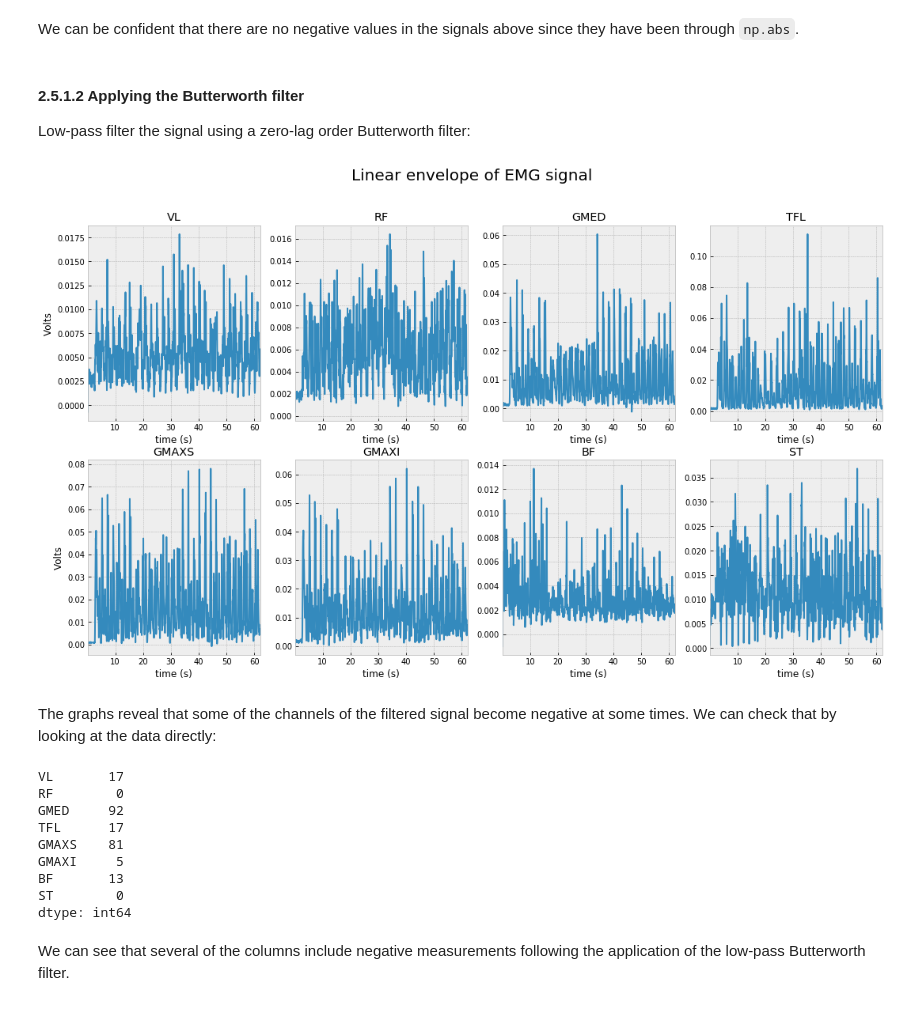
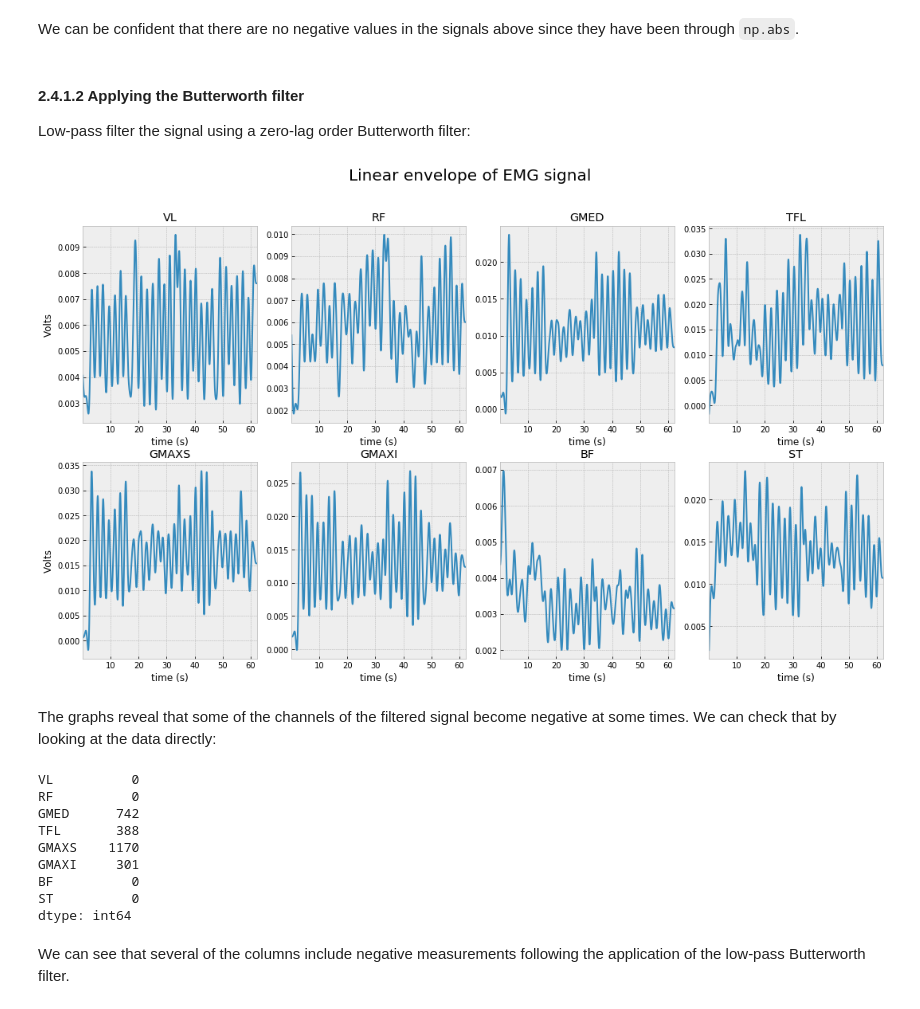
Before and after one commit to elvis-sik/muscle_synergies, a Jupyter notebook: examples/2. Extracting muscle synergies.ipynb, the cells around one changed output. Saved outputs shown, nothing was run; the diff lists cells and outputs as text; code cells hidden in the pictures.

```diff
--- a/examples/2. Extracting muscle synergies.ipynb
+++ b/examples/2. Extracting muscle synergies.ipynb
@@ -52,14 +52,0 @@ We first write a function we will use throughout the notebook to plot the time-d
-# %%
-def plot_emg_signal(emg_df, title, xlabel='time (s)', ylabel='Volts', xticks_off=False):
-    """Plot EMG DataFrame with 8 columns."""
-    fig, axs = plt.subplots(2, 4, figsize=(18, 10))
-    for (ax, col) in zip(axs.flat, emg_df.columns):
-        emg_df[col].plot(ax=ax)
-        ax.set_title(col)
-        if xticks_off:
-            ax.set_xticks([], [])
-        ax.set(xlabel=xlabel)
-    fig.suptitle(title, fontsize=20)
-    axs[0, 0].set_ylabel(ylabel)
-    axs[1, 0].set_ylabel(ylabel)
-    plt.show()
@@ -108,21 +70,0 @@ Before applying any filter, we implement a generic Butterworth-filter that we ca
-# %%
-def butterworth_filter(data, critical_freqs, sampling_freq, order,
-                       filter_type='lowpass', zero_lag=True):
-    """Apply Butterworth filter to the data."""
-    filter_coeffs = _filter_coeffs(order, sampling_freq, critical_freqs, filter_type)
-
-    if zero_lag:
-        filt_func = signal.sosfiltfilt
-    else:
-        filt_func = signal.sosfilt
-
-    return filt_func(filter_coeffs, data, axis=0)
-
-
-def _filter_coeffs(order: int,
-                   sampling_freq: int,
-                   critical_freqs,
-                   filter_type='lowpass'):
-    """Determine Butterworth filter coefficients."""
-    return signal.butter(order, critical_freqs,
-                         btype=filter_type, output='sos', fs=sampling_freq)
@@ -150,6 +81,6 @@ To find the linear envelope, rectify then low-pass filter the signal.
 
 Rectify each of the channels of the electromyogram:
 # %%
-rectified_df = np.abs(bandpass_filtered_df)
+rectified_df = np.abs(emg_df)
 plot_emg_signal(rectified_df, 'Rectified EMG signal')
 # %% [output]
@@ -157,30 +88,31 @@ plot_emg_signal(rectified_df, 'Rectified EMG signal')
 # %% [markdown]
 We can be confident that there are no negative values in the signals above since they have been through `np.abs`.
 # %% [markdown]
-#### 2.5.1.2 Applying the Butterworth filter
+#### 2.4.1.2 Applying the Butterworth filter
 
 Low-pass filter the signal using a zero-lag order Butterworth filter:
 # %%
-filtered_arr = butterworth_filter(rectified_df.to_numpy(), 6, emg_dev.sampling_frequency,
+filtered_arr = butterworth_filter(rectified_df.to_numpy(), 4,
+                                  emg_dev.sampling_frequency * (2 * np.pi),
                                   order=4, filter_type='lowpass', zero_lag=True)
 linear_envelope_df = pandas.DataFrame(filtered_arr, columns=emg_df.columns,
                                       index=emg_df.index)
 plot_emg_signal(linear_envelope_df, 'Linear envelope of EMG signal')
 # %% [output]
-[figure, old version]
+[figure, new version]
 # %% [markdown]
 The graphs reveal that some of the channels of the filtered signal become negative at some times. We can check that by looking at the data directly:
 # %%
 (linear_envelope_df < 0).sum()
 # %% [output]
-VL       17
-RF        0
-GMED     92
-TFL      17
-GMAXS    81
-GMAXI     5
-BF       13
-ST        0
+VL          0
+RF          0
+GMED      742
+TFL       388
+GMAXS    1170
+GMAXI     301
+BF          0
+ST          0
 dtype: int64
 # %% [markdown]
 We can see that several of the columns include negative measurements following the application of the low-pass Butterworth filter.
```
Also changed, not shown: parts of 37 cells of this notebook, 1 other file.
